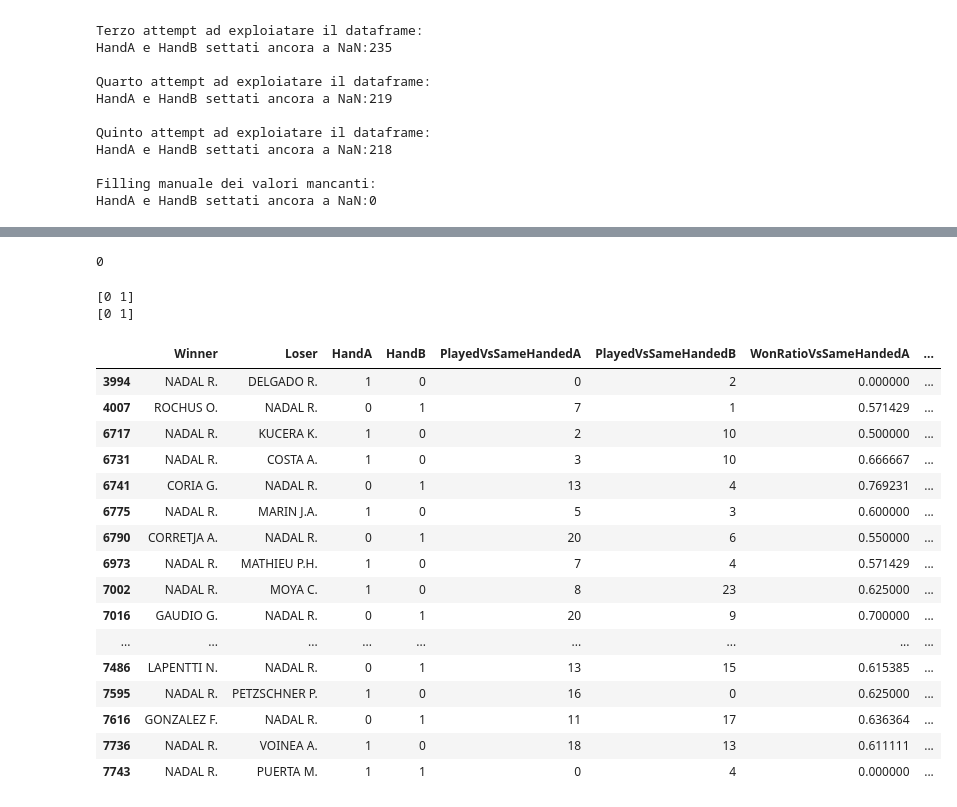
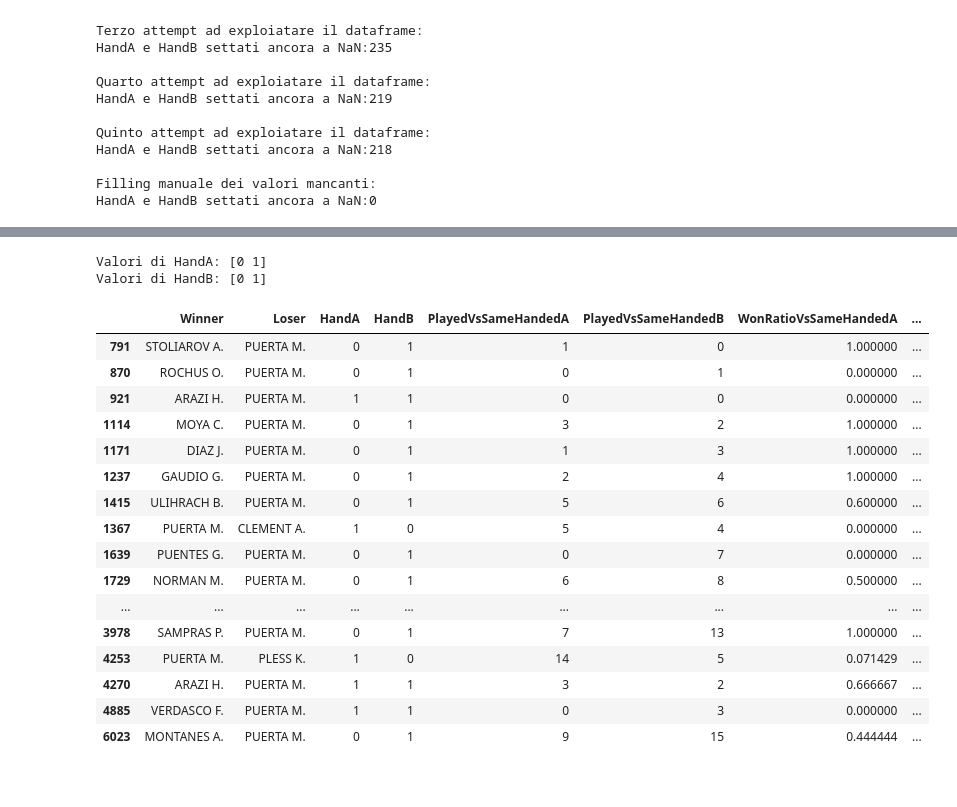
Before and after one commit to RiccardoSpolaor/Predict_Winner_2020_Australian_Open, a Jupyter notebook: Redone/05 Adding New Variables.ipynb, the cells around one changed output, grey strips where cells are left out. Saved outputs shown, nothing was run; the diff lists cells and outputs as text; code cells hidden in the pictures.

```diff
--- a/Redone/05 Adding New Variables.ipynb
+++ b/Redone/05 Adding New Variables.ipynb
@@ -933,44 +365,36 @@ set_hand_filled()
-# %%
-len((dataframe[dataframe['HandA'].isna()]['Winner'].append(dataframe[dataframe['HandB'].isna()]['Loser']).unique().tolist()))
-# %% [output]
-0
-# %%
-dataframe['HandA'] = dataframe['HandA'].apply(lambda x: 0 if x == 'R' else 1)
-dataframe['HandB'] = dataframe['HandB'].apply(lambda x: 0 if x == 'R' else 1)
 # %%
-
-print(dataframe['HandA'].unique())
-print(dataframe['HandB'].unique())
+print('Valori di HandA:',dataframe['HandA'].unique())
+print('Valori di HandB:',dataframe['HandB'].unique())
 # %% [output]
-[0 1]
-[0 1]
+Valori di HandA: [0 1]
+Valori di HandB: [0 1]
 # %%
 featop.set_hands_statistics(dataframe)
 # %%
-dataframe[dataframe['Winner'] == 'NADAL R.'].append(
-            dataframe[dataframe['Loser'] == 'NADAL R.']).sort_values(by='Date').head(20)[['Winner', 'Loser',
+dataframe[dataframe['Winner'] == 'PUERTA M.'].append(
+            dataframe[dataframe['Loser'] == 'PUERTA M.']).sort_values(by='Date').head(20)[['Winner', 'Loser',
                                                                                   'HandA', 'HandB', 'PlayedVsSameHandedA',
                                                                                          'PlayedVsSameHandedB',
                                                                                          'WonRatioVsSameHandedA',
                                                                                          'WonRatioVsSameHandedB',
                                                                                          'WonRatioVsSameHandedA>WonRatioVsSameHandedB']]
 # %% [output]
 |  | Winner | Loser | HandA | HandB | PlayedVsSameHandedA | PlayedVsSameHandedB | WonRatioVsSameHandedA | ... |
-| 3994 | NADAL R. | DELGADO R. | 1 | 0 | 0 | 2 | 0.000000 | ... |
-| 4007 | ROCHUS O. | NADAL R. | 0 | 1 | 7 | 1 | 0.571429 | ... |
-| 6717 | NADAL R. | KUCERA K. | 1 | 0 | 2 | 10 | 0.500000 | ... |
-| 6731 | NADAL R. | COSTA A. | 1 | 0 | 3 | 10 | 0.666667 | ... |
-| 6741 | CORIA G. | NADAL R. | 0 | 1 | 13 | 4 | 0.769231 | ... |
-| 6775 | NADAL R. | MARIN J.A. | 1 | 0 | 5 | 3 | 0.600000 | ... |
-| 6790 | CORRETJA A. | NADAL R. | 0 | 1 | 20 | 6 | 0.550000 | ... |
-| 6973 | NADAL R. | MATHIEU P.H. | 1 | 0 | 7 | 4 | 0.571429 | ... |
-| 7002 | NADAL R. | MOYA C. | 1 | 0 | 8 | 23 | 0.625000 | ... |
-| 7016 | GAUDIO G. | NADAL R. | 0 | 1 | 20 | 9 | 0.700000 | ... |
+| 791 | STOLIAROV A. | PUERTA M. | 0 | 1 | 1 | 0 | 1.000000 | ... |
+| 870 | ROCHUS O. | PUERTA M. | 0 | 1 | 0 | 1 | 0.000000 | ... |
+| 921 | ARAZI H. | PUERTA M. | 1 | 1 | 0 | 0 | 0.000000 | ... |
+| 1114 | MOYA C. | PUERTA M. | 0 | 1 | 3 | 2 | 1.000000 | ... |
+| 1171 | DIAZ J. | PUERTA M. | 0 | 1 | 1 | 3 | 1.000000 | ... |
+| 1237 | GAUDIO G. | PUERTA M. | 0 | 1 | 2 | 4 | 1.000000 | ... |
+| 1415 | ULIHRACH B. | PUERTA M. | 0 | 1 | 5 | 6 | 0.600000 | ... |
+| 1367 | PUERTA M. | CLEMENT A. | 1 | 0 | 5 | 4 | 0.000000 | ... |
+| 1639 | PUENTES G. | PUERTA M. | 0 | 1 | 0 | 7 | 0.000000 | ... |
+| 1729 | NORMAN M. | PUERTA M. | 0 | 1 | 6 | 8 | 0.500000 | ... |
 | ... | ... | ... | ... | ... | ... | ... | ... | ... |
-| 7486 | LAPENTTI N. | NADAL R. | 0 | 1 | 13 | 15 | 0.615385 | ... |
-| 7595 | NADAL R. | PETZSCHNER P. | 1 | 0 | 16 | 0 | 0.625000 | ... |
-| 7616 | GONZALEZ F. | NADAL R. | 0 | 1 | 11 | 17 | 0.636364 | ... |
-| 7736 | NADAL R. | VOINEA A. | 1 | 0 | 18 | 13 | 0.611111 | ... |
-| 7743 | NADAL R. | PUERTA M. | 1 | 1 | 0 | 4 | 0.000000 | ... |
+| 3978 | SAMPRAS P. | PUERTA M. | 0 | 1 | 7 | 13 | 1.000000 | ... |
+| 4253 | PUERTA M. | PLESS K. | 1 | 0 | 14 | 5 | 0.071429 | ... |
+| 4270 | ARAZI H. | PUERTA M. | 1 | 1 | 3 | 2 | 0.666667 | ... |
+| 4885 | VERDASCO F. | PUERTA M. | 1 | 1 | 0 | 3 | 0.000000 | ... |
+| 6023 | MONTANES A. | PUERTA M. | 0 | 1 | 9 | 15 | 0.444444 | ... |
 # %%
 dataframe.to_csv('./datasets/dataframe05.csv', index = False)
```
Also changed, not shown: parts of 37 cells of this notebook, 2 other files.
